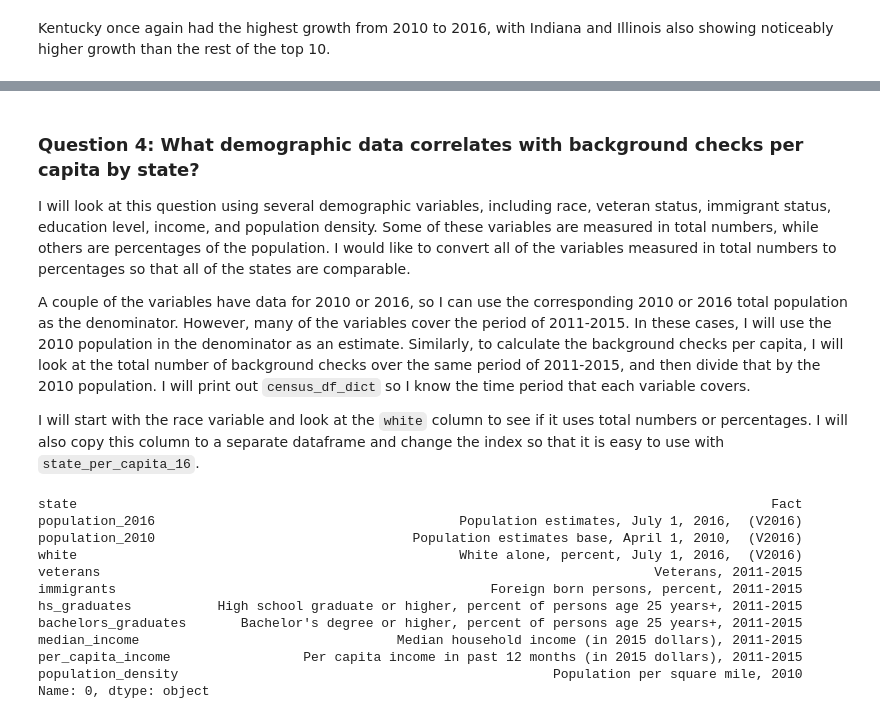
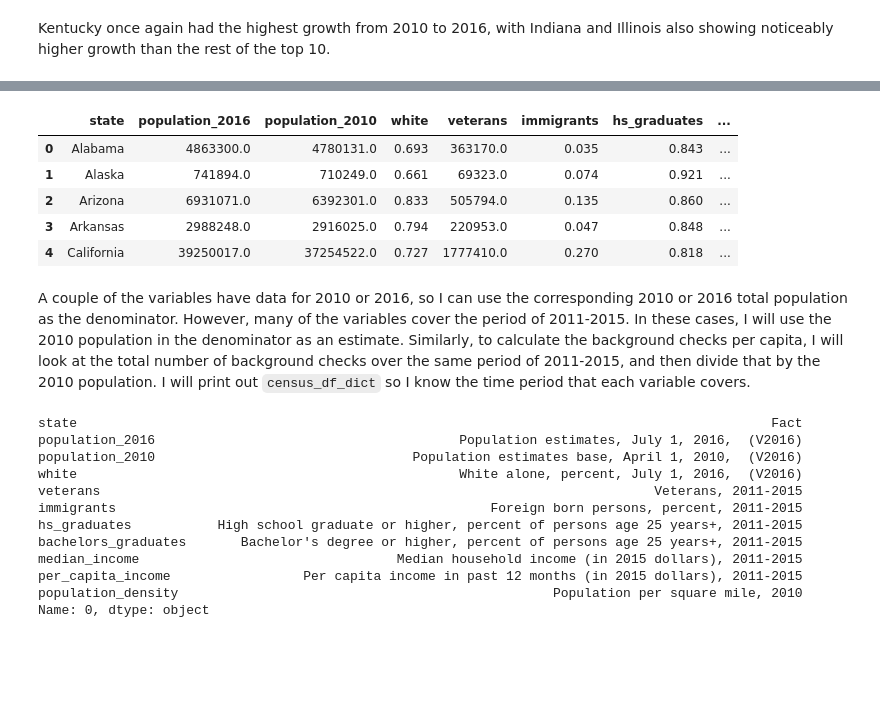
Before and after one commit to evanchen13/gun-census, a Jupyter notebook: gun-census.ipynb, the cells around one changed output, grey strips where cells are left out. Drawn from its saved outputs; the diff is of its cells as text; code cells hidden in the pictures; blank space fills up the shorter version.

```diff
--- a/gun-census.ipynb
+++ b/gun-census.ipynb
@@ -643,9 +643,9 @@ However, I will also look at the number of yearly background checks per capita t
 
 Before I create the visualization, I will need to find the total background checks for 2010 and 2016 and the total population for those years.
 # %%
-gun_df_filtered = gun_df.query('year == "2010-01-01" or year == "2016-01-01"')
+gun_2010_2016 = gun_df.query('year == "2010-01-01" or year == "2016-01-01"')
 # also include total_sales as this will be used later on
-gun_totals_sales = gun_df_filtered.groupby(['state', 'year'], as_index=False)[['totals', 'total_sales']].sum()
+gun_totals_sales = gun_2010_2016.groupby(['state', 'year'], as_index=False)[['totals', 'total_sales']].sum()
 gun_totals_sales['year'] = gun_totals_sales['year'].dt.year
 gun_totals_sales.head()
 # %% [output]
@@ -883,11 +887,16 @@ Kentucky once again had the highest growth from 2010 to 2016, with Indiana and I
+# %%
+scatter_df = census_df.copy()
+scatter_df = scatter_df.merge(per_capita_pivot, how='inner', on='state')
+scatter_df.head()
+# %% [output]
+|  | state | population_2016 | population_2010 | white | veterans | immigrants | hs_graduates | ... |
+| 0 | Alabama | 4863300.0 | 4780131.0 | 0.693 | 363170.0 | 0.035 | 0.843 | ... |
+| 1 | Alaska | 741894.0 | 710249.0 | 0.661 | 69323.0 | 0.074 | 0.921 | ... |
+| 2 | Arizona | 6931071.0 | 6392301.0 | 0.833 | 505794.0 | 0.135 | 0.860 | ... |
+| 3 | Arkansas | 2988248.0 | 2916025.0 | 0.794 | 220953.0 | 0.047 | 0.848 | ... |
+| 4 | California | 39250017.0 | 37254522.0 | 0.727 | 1777410.0 | 0.270 | 0.818 | ... |
 # %% [markdown]
-### Question 4: What demographic data correlates with background checks per capita by state?
-
-I will look at this question using several demographic variables, including race, veteran status, immigrant status, education level, income, and population density. Some of these variables are measured in total numbers, while others are percentages of the population. I would like to convert all of the variables measured in total numbers to percentages so that all of the states are comparable.
-
 A couple of the variables have data for 2010 or 2016, so I can use the corresponding 2010 or 2016 total population as the denominator. However, many of the variables cover the period of 2011-2015. In these cases, I will use the 2010 population in the denominator as an estimate. Similarly, to calculate the background checks per capita, I will look at the total number of background checks over the same period of 2011-2015, and then divide that by the 2010 population. I will print out `census_df_dict` so I know the time period that each variable covers.
-
-I will start with the race variable and look at the `white` column to see if it uses total numbers or percentages. I will also copy this column to a separate dataframe and change the index so that it is easy to use with `state_per_capita_16`.
 # %%
 census_df_dict
 # %% [output]
```
Also changed, not shown: parts of 40 cells of this notebook.
